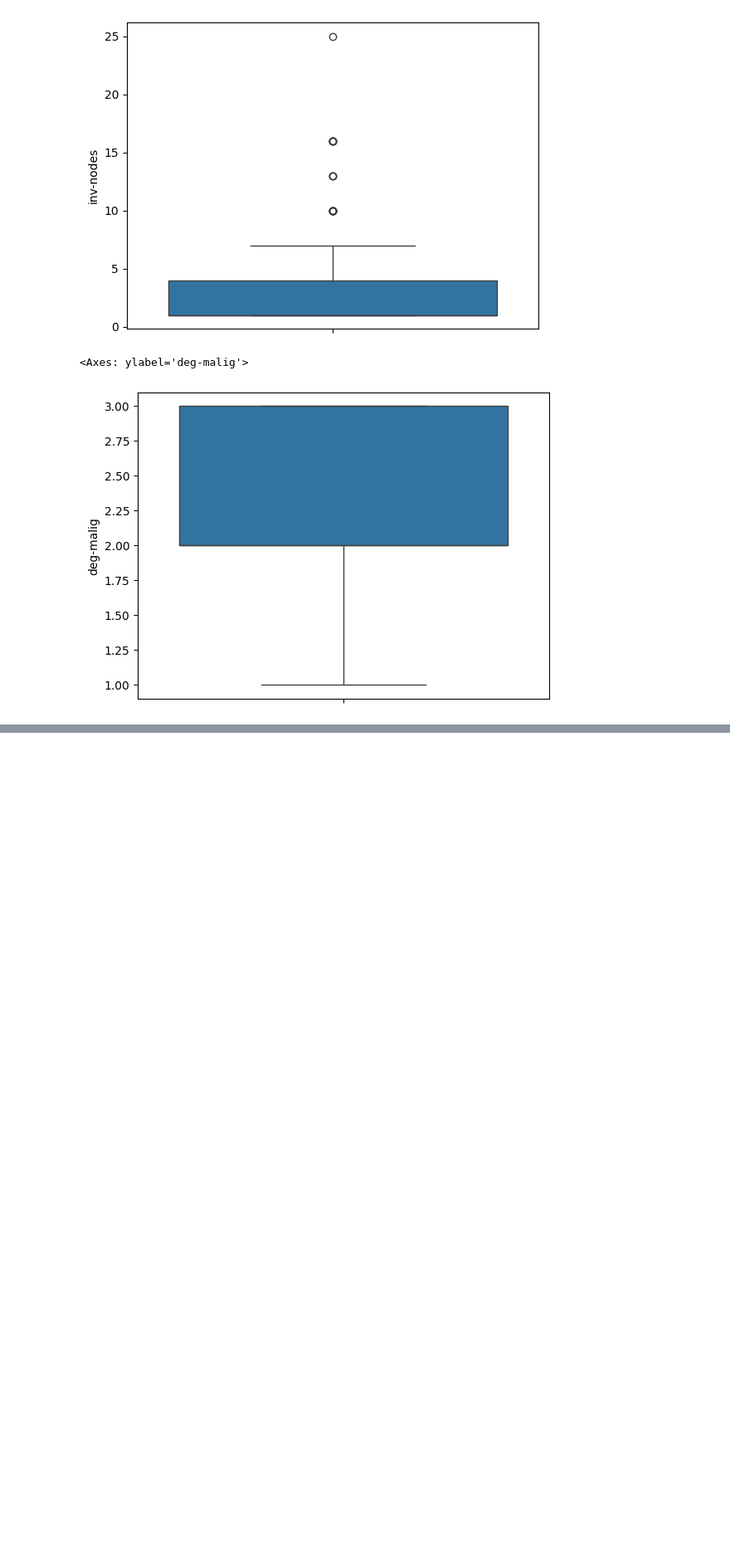
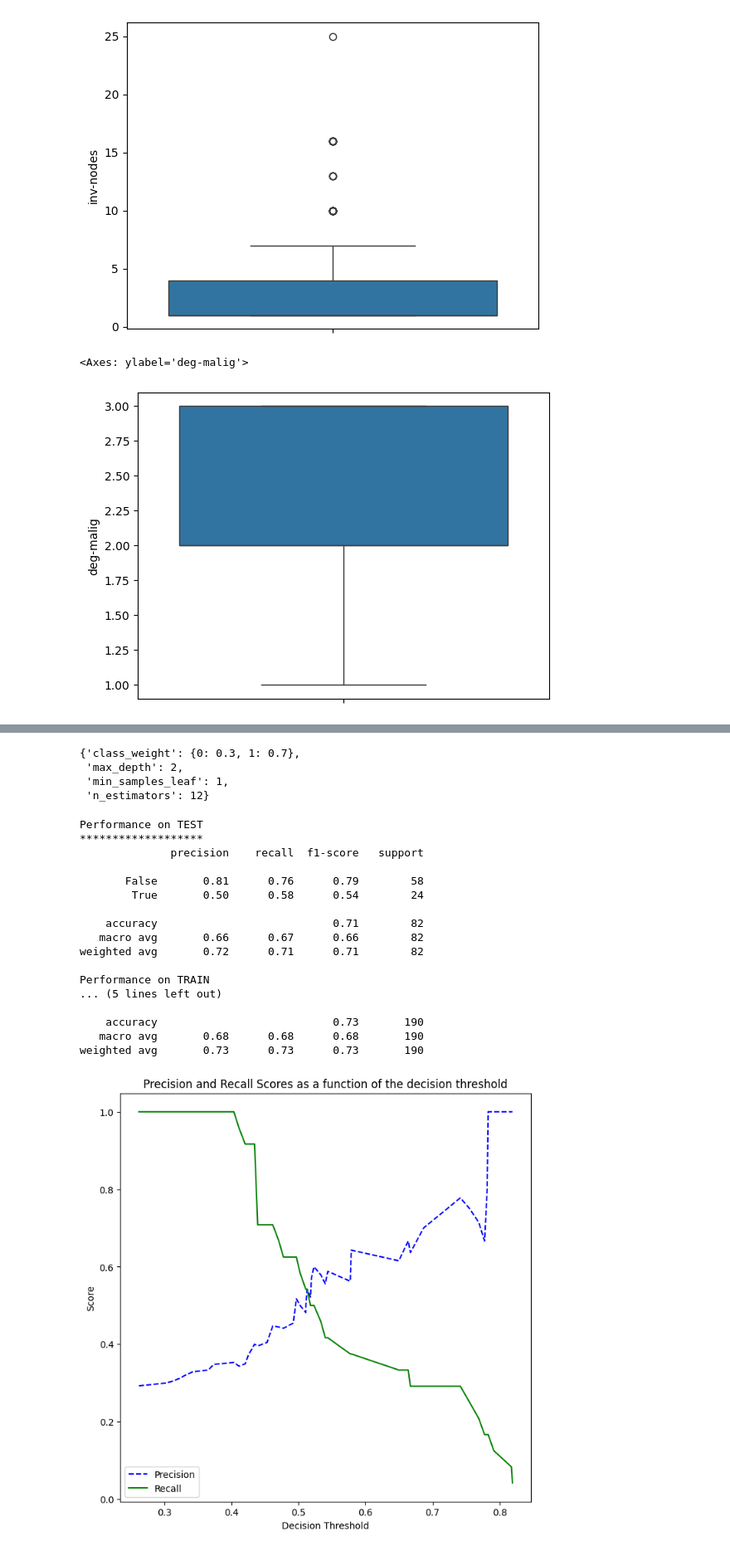
Before and after one commit to JakeWendling/coe379L, a Jupyter notebook: project2/project2.ipynb, the cells around one changed output, grey strips where cells are left out. Shown at 83% size. Drawn from its saved outputs; the diff is of its cells as text; code cells hidden in the pictures; blank space fills up the shorter version.

```diff
--- a/project2/project2.ipynb
+++ b/project2/project2.ipynb
@@ -162,0 +394,52 @@ sns.boxplot(data['deg-malig'])
+# %%
+from sklearn.ensemble import RandomForestClassifier
+from sklearn.model_selection import GridSearchCV
+
+model = RandomForestClassifier()
+param_grid = {
+   "n_estimators": np.arange(start=10, stop=100, step=2),
+   "max_depth": np.arange(start=2, stop=20),
+   "min_samples_leaf": np.arange(start=1, stop=5),
+   "class_weight": [{0: 0.1, 1: 0.9}, {0: 0.2, 1: 0.8}, {0: 0.3, 1: 0.7}],
+}
+
+gscv_accuracy = GridSearchCV(model, param_grid, cv=5, n_jobs=8)
+gscv_accuracy.fit(X_train, y_train)
+gscv_accuracy.best_params_
+# %% [output]
+{'class_weight': {0: 0.3, 1: 0.7},
+ 'max_depth': 2,
+ 'min_samples_leaf': 1,
+ 'n_estimators': 12}
+# %%
+# from sklearn import tree
+# tree.plot_tree(gscv.best_estimator_)
+model = gscv_accuracy.best_estimator_
+print(f"Performance on TEST\n*******************\n{classification_report(y_test, model.predict(X_test))}")
+print(f"Performance on TRAIN\n********************\n{classification_report(y_train, model.predict(X_train))}")
+
+# generate the probabilities on the test set; here we could use any model
+y_probs = model.predict_proba(X_test)[0:,1]
+
+# the precision_recall_curve function from sklearn returns three parameters
+precisions, recalls, thresholds = precision_recall_curve(y_test, y_probs)
+plot_precision_recall_vs_threshold(precisions, recalls, thresholds)
+# %% [output]
+Performance on TEST
+*******************
+              precision    recall  f1-score   support
+
+       False       0.81      0.76      0.79        58
+        True       0.50      0.58      0.54        24
+
+    accuracy                           0.71        82
+   macro avg       0.66      0.67      0.66        82
+weighted avg       0.72      0.71      0.71        82
+
+Performance on TRAIN
+... (5 lines left out)
+
+    accuracy                           0.73       190
+   macro avg       0.68      0.68      0.68       190
+weighted avg       0.73      0.73      0.73       190
+[figure, added]
```
Also changed, not shown: parts of 12 cells of this notebook.
